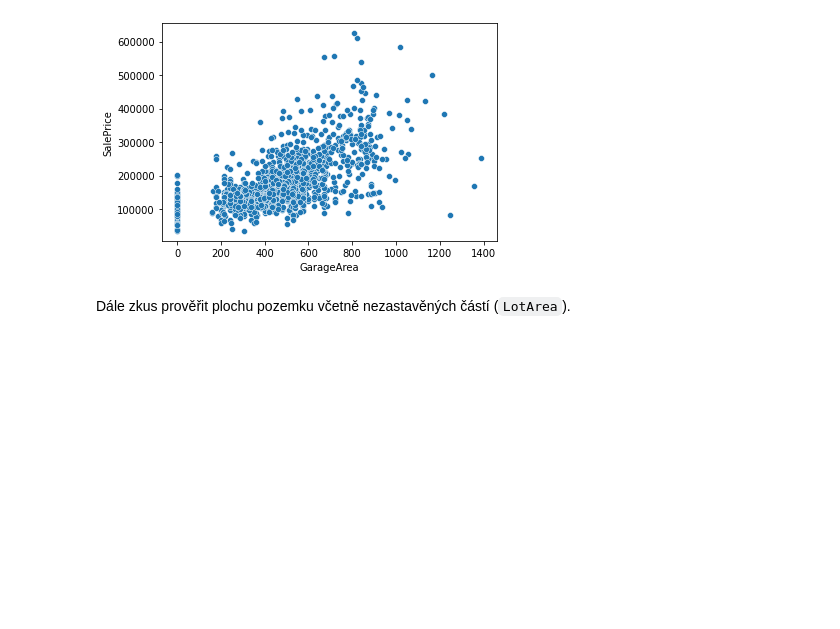
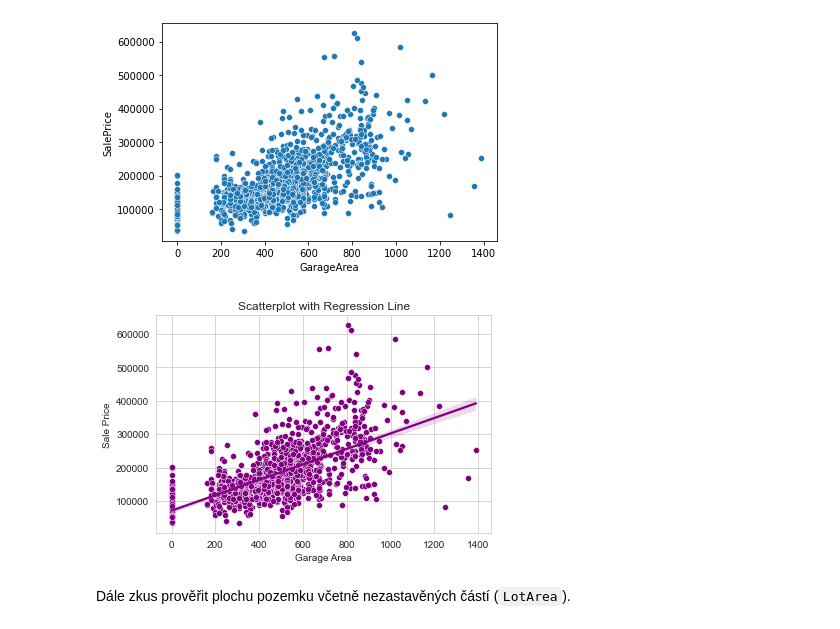
Before and after one commit to AnetaPopelova/czechitas-python-for-data-science, a Jupyter notebook: lekce-05/excs/reseni.ipynb, the cells around one changed output. Drawn from its saved outputs; the diff is of its cells as text; code cells hidden in the pictures; blank space fills up the shorter version.

Commit message:
add Regression Line

```diff
--- a/lekce-05/excs/reseni.ipynb
+++ b/lekce-05/excs/reseni.ipynb
@@ -35,6 +35,22 @@ seaborn.scatterplot(data=data, x="GarageArea", y="SalePrice")
 # %% [output]
 <AxesSubplot:xlabel='GarageArea', ylabel='SalePrice'>
 [figure]
+# %%
+import seaborn as sns
+
+sns.set_style("whitegrid")
+sns.set_palette("husl")
+
+sns.scatterplot(data=data, x="GarageArea", y="SalePrice", color="purple")
+sns.regplot(data=data, x="GarageArea", y="SalePrice", scatter=False, color="purple")
+
+plt.title("Scatterplot with Regression Line")
+plt.xlabel("Garage Area")
+plt.ylabel("Sale Price")
+
+plt.show()
+# %% [output]
+[figure, added]
 # %% [markdown]
 Dále zkus prověřit plochu pozemku včetně nezastavěných částí (`LotArea`).
 # %%
```
